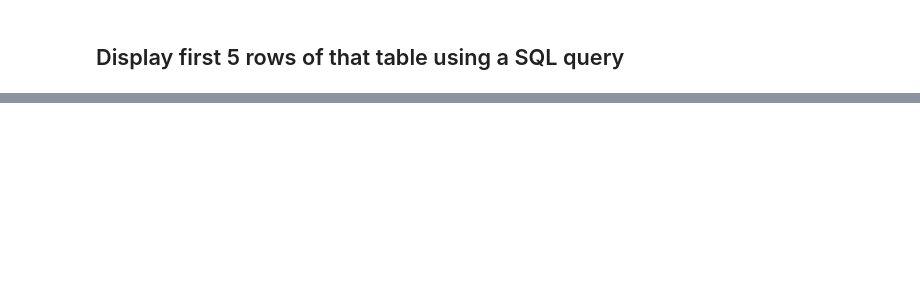
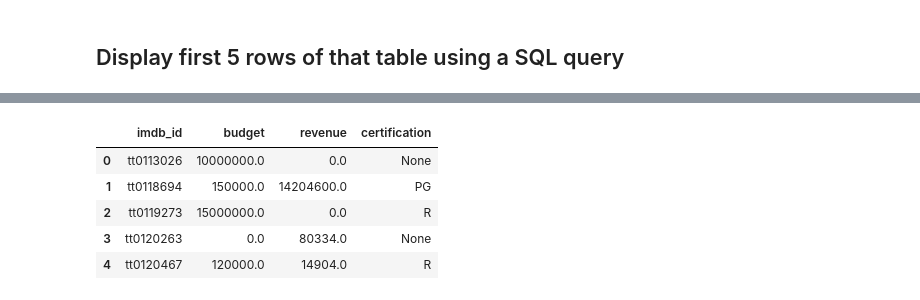
Before and after one commit to hawkeyedatatsai/IMDB-Data, a Jupyter notebook: IMDB Data Part-3.ipynb, the cells around one changed output, grey strips where cells are left out. Cells and saved outputs as stored; diff of their text form; code cells hidden in the pictures; blank space fills up the shorter version.

```diff
--- a/IMDB Data Part-3.ipynb
+++ b/IMDB Data Part-3.ipynb
@@ -298,0 +345,15 @@ KeyError: 'genre_name'
+# %%
+q = """
+SELECT *
+FROM tmdb_data
+LIMIT 5;
+"""
+
+pd.read_sql(q, engine)
+# %% [output]
+|  | imdb_id | budget | revenue | certification |
+| 0 | tt0113026 | 10000000.0 | 0.0 | None |
+| 1 | tt0118694 | 150000.0 | 14204600.0 | PG |
+| 2 | tt0119273 | 15000000.0 | 0.0 | R |
+| 3 | tt0120263 | 0.0 | 80334.0 | None |
+| 4 | tt0120467 | 120000.0 | 14904.0 | R |
```
Also changed, not shown: parts of 12 cells of this notebook.
